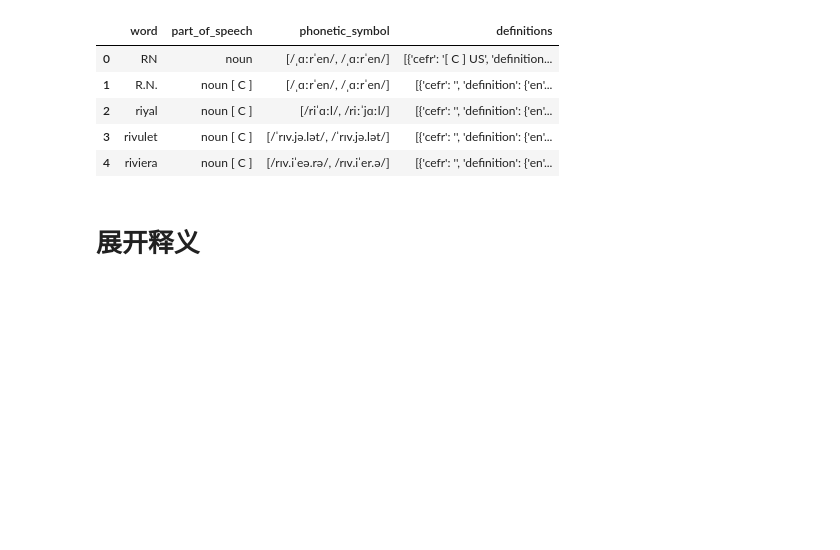
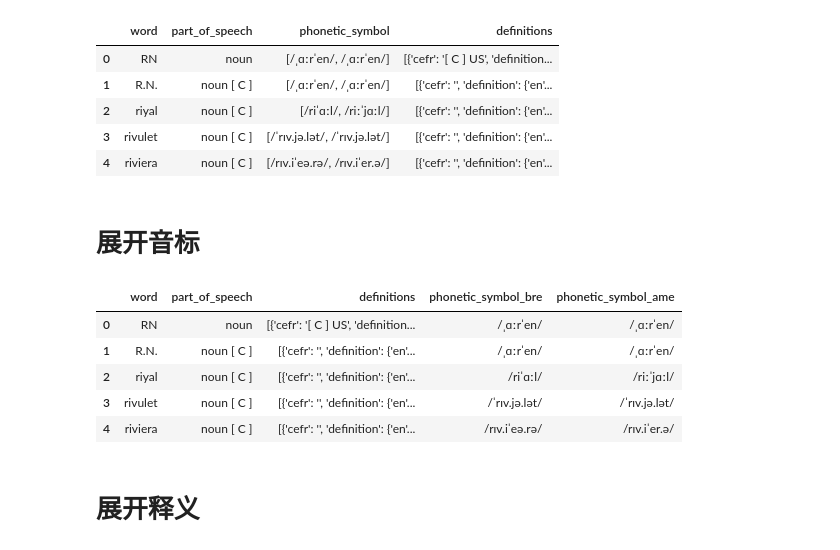
Before and after one commit to ZadenYip/EnLangMemo, a Jupyter notebook: pipeline-data/crawler_to_db_etl.ipynb, the cells around one changed output. Drawn from its saved outputs; the diff is of its cells as text; code cells hidden in the pictures; blank space fills up the shorter version.

```diff
--- a/pipeline-data/crawler_to_db_etl.ipynb
+++ b/pipeline-data/crawler_to_db_etl.ipynb
@@ -19,7 +19,14 @@ words_df.head()
 # %% [markdown]
 # 赋予类型
 # %%
-words_df = words_df.astype({"word": str, "part_of_speech": str, "phonetic_symbol": object, "definitions": object})
+words_df = words_df.astype(
+    {
+        "word": str,
+        "part_of_speech": str,
+        "phonetic_symbol": object,
+        "definitions": object,
+    }
+)
 words_df.head()
 # %% [output]
 |  | word | part_of_speech | phonetic_symbol | definitions |
@@ -28,6 +35,34 @@ words_df.head()
 | 2 | riyal | noun [ C ] | [/riˈɑːl/, /riːˈjɑːl/] | [{'cefr': '', 'definition': {'en'... |
 | 3 | rivulet | noun [ C ] | [/ˈrɪv.jə.lət/, /ˈrɪv.jə.lət/] | [{'cefr': '', 'definition': {'en'... |
 | 4 | riviera | noun [ C ] | [/rɪv.iˈeə.rə/, /rɪv.iˈer.ə/] | [{'cefr': '', 'definition': {'en'... |
+# %% [markdown]
+# 展开音标
+# %%
+phonetic_symbols = pd.DataFrame(
+    words_df["phonetic_symbol"].tolist(),
+    columns=["phonetic_symbol_bre", "phonetic_symbol_ame"],
+)
+
+
+words_df = pd.concat(
+    [words_df.drop("phonetic_symbol", axis=1), phonetic_symbols], axis=1
+)
+words_df = words_df.astype({"phonetic_symbol_bre": str, "phonetic_symbol_ame": str})
+
+assert (
+    words_df["phonetic_symbol_bre"].isnull().sum() == 0
+), "数据中 phonetic_symbol_bre 列存在 null 值"
+assert (
+    words_df["phonetic_symbol_ame"].isnull().sum() == 0
+), "数据中 phonetic_symbol_ame 列存在 null 值"
+words_df.head()
+# %% [output]
+|  | word | part_of_speech | definitions | phonetic_symbol_bre | phonetic_symbol_ame |
+| 0 | RN | noun | [{'cefr': '[ C ] US', 'definition... | /ˌɑːrˈen/ | /ˌɑːrˈen/ |
+| 1 | R.N. | noun [ C ] | [{'cefr': '', 'definition': {'en'... | /ˌɑːrˈen/ | /ˌɑːrˈen/ |
+| 2 | riyal | noun [ C ] | [{'cefr': '', 'definition': {'en'... | /riˈɑːl/ | /riːˈjɑːl/ |
+| 3 | rivulet | noun [ C ] | [{'cefr': '', 'definition': {'en'... | /ˈrɪv.jə.lət/ | /ˈrɪv.jə.lət/ |
+| 4 | riviera | noun [ C ] | [{'cefr': '', 'definition': {'en'... | /rɪv.iˈeə.rə/ | /rɪv.iˈer.ə/ |
 # %% [markdown]
 # 展开释义
 # %%
```
Also changed, not shown: parts of 7 cells of this notebook.
